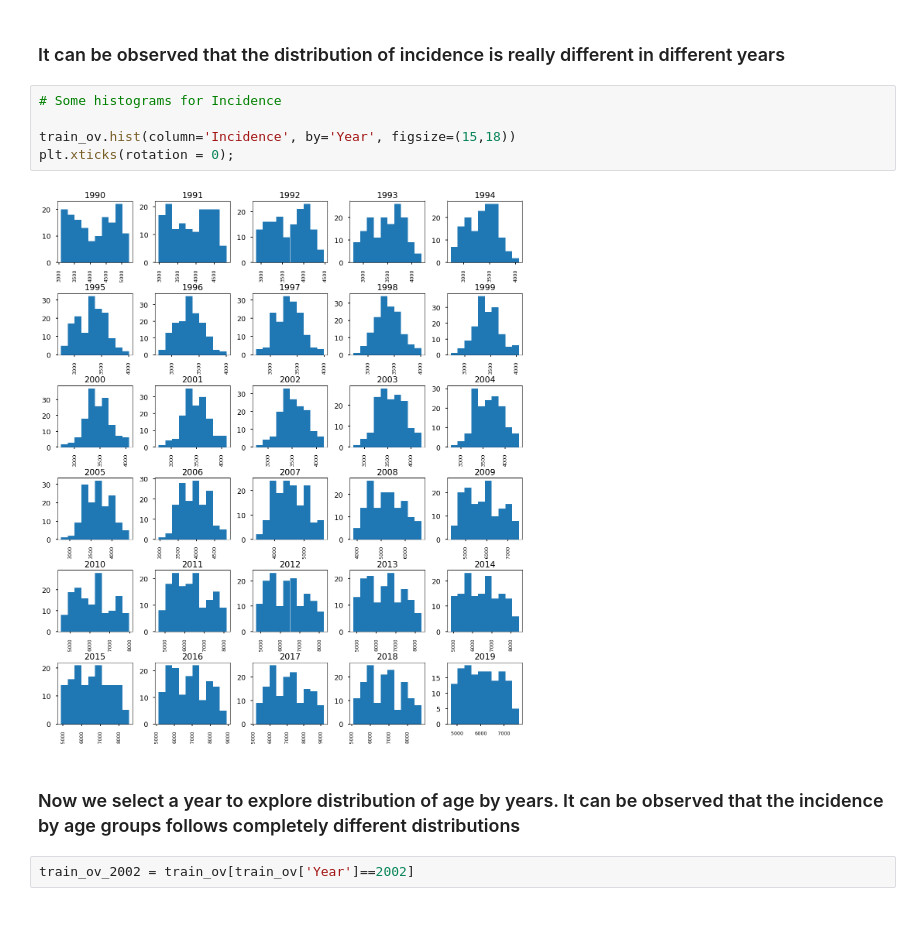
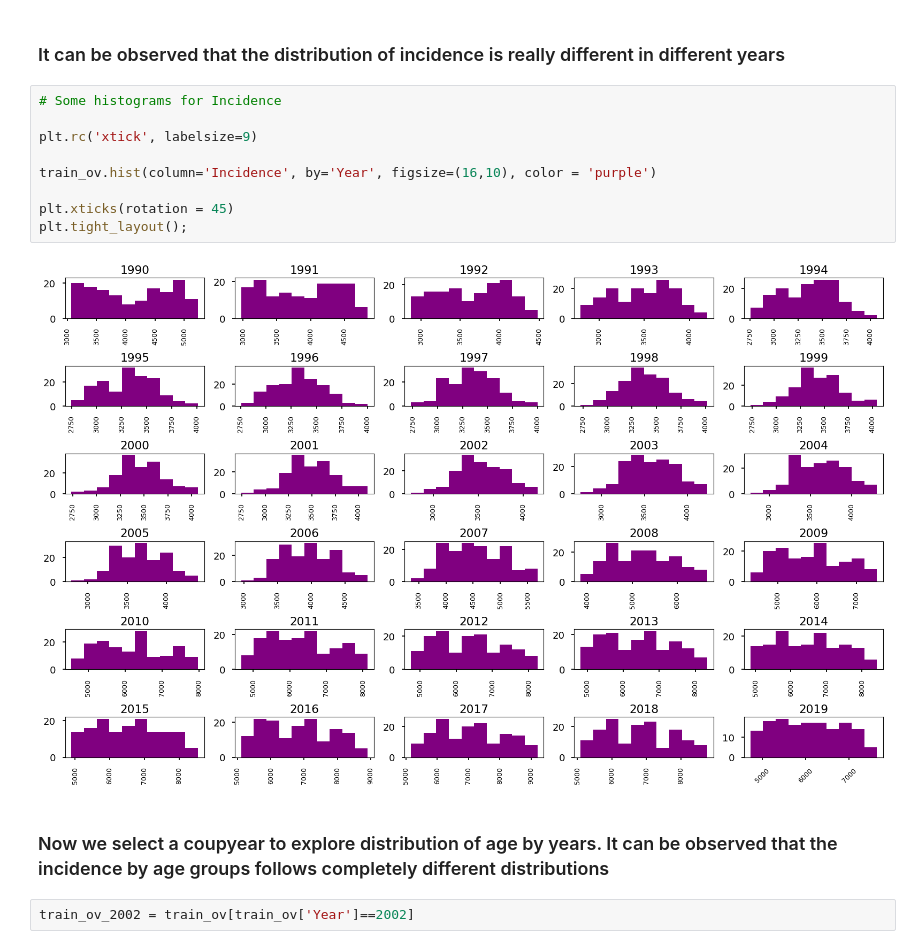
Before and after one commit to AlanAndrews/Air_toxicity, a Jupyter notebook: Adriana/3_ EDA and visualizations.ipynb, the cells around one changed output. Saved outputs shown, nothing was run; the diff lists cells and outputs as text; blank space fills up the shorter version.

```diff
--- a/Adriana/3_ EDA and visualizations.ipynb
+++ b/Adriana/3_ EDA and visualizations.ipynb
@@ -260,12 +260,16 @@ Name: Incidence, dtype: float64
 # %%
 # Some histograms for Incidence
 
-train_ov.hist(column='Incidence', by='Year', figsize=(15,18))
-plt.xticks(rotation = 0);
+plt.rc('xtick', labelsize=9)
+
+train_ov.hist(column='Incidence', by='Year', figsize=(16,10), color = 'purple')
+
+plt.xticks(rotation = 45)
+plt.tight_layout();
 # %% [output]
-[figure, old version]
+[figure, new version]
 # %% [markdown]
-### Now we select a year to explore distribution of age by years. It can be observed that the incidence by age groups follows completely different distributions
+### Now we select a coupyear to explore distribution of age by years. It can be observed that the incidence by age groups follows completely different distributions
 # %%
 train_ov_2002 = train_ov[train_ov['Year']==2002]
 # %%
```
Also changed, not shown: parts of 5 cells of this notebook.
